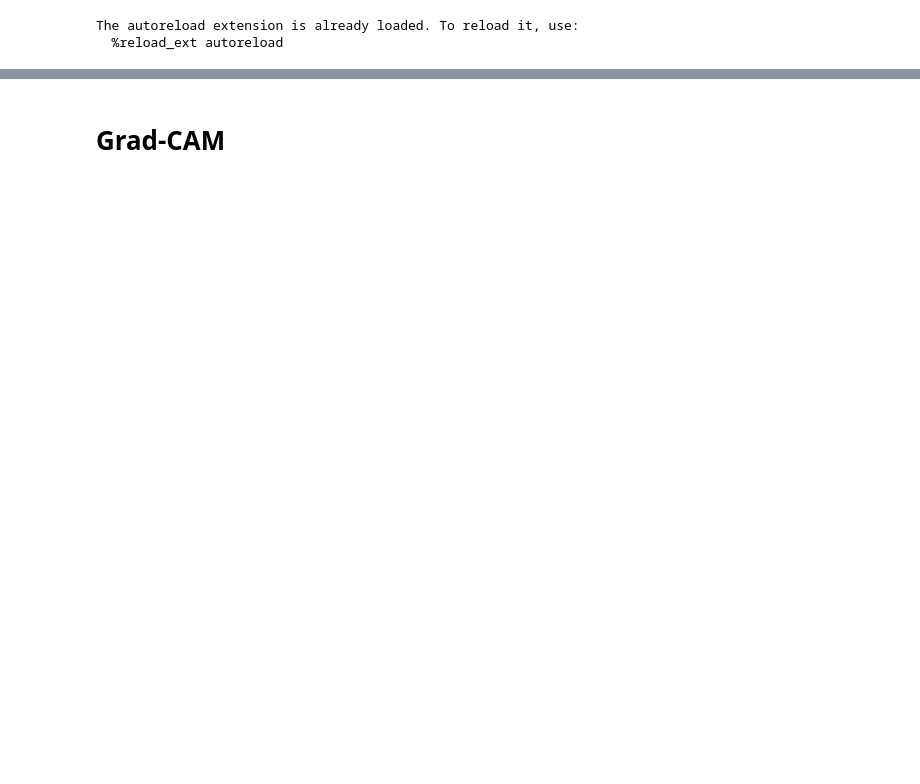
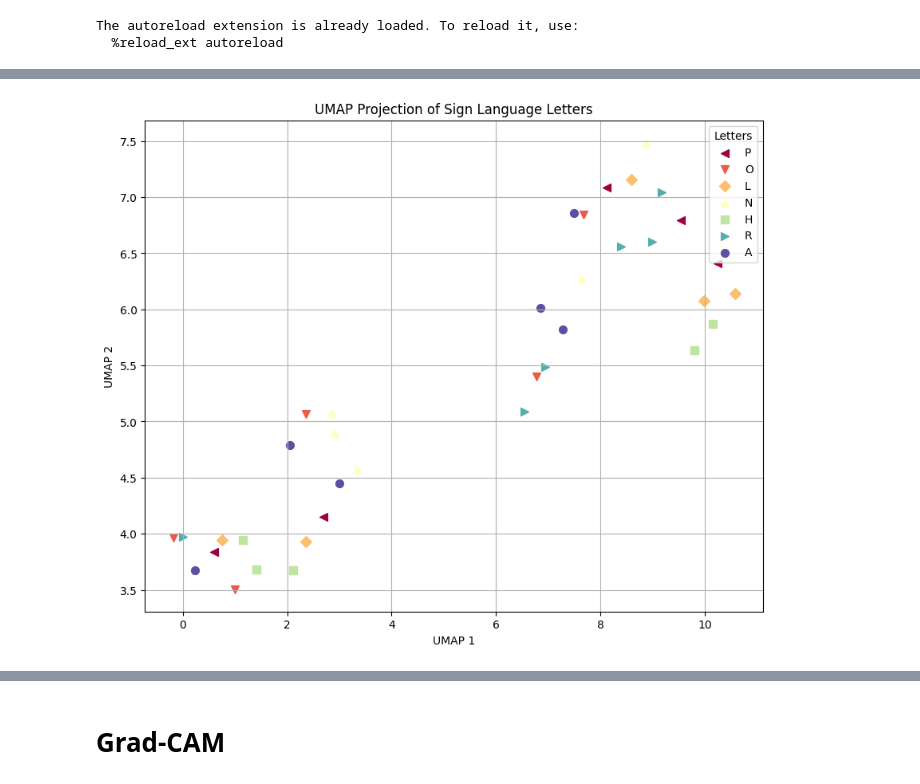
Before and after one commit to ADA-SITE-JML/gesture_face_features, a Jupyter notebook: code/feature_visualization.ipynb, the cells around one changed output, grey strips where cells are left out. Saved outputs shown, nothing was run; the diff lists cells and outputs as text; code cells hidden in the pictures; blank space fills up the shorter version.

```diff
--- a/code/feature_visualization.ipynb
+++ b/code/feature_visualization.ipynb
@@ -108,0 +183,8 @@ plt.show()
+# %%
+import pickle
+
+features_file = f'{model.name.lower()}_conv_features_participant_0.pkl'
+with open(features_file, 'wb') as f:
+    pickle.dump(fc_feats, f)
+
+print(f"Features saved to {features_file}")
@@ -108,0 +193,7 @@ plt.show()
+# %%
+features_file = 'inception_v3_conv_features_participant_0.pkl'
+with open(features_file, 'rb') as f:
+    fc_feats = pickle.load(f)
+
+print("Features loaded successfully.")
+print(f"Loaded features shape: {fc_feats.shape}")
@@ -108,0 +222,34 @@ plt.show()
+# %%
+import umap.umap_ as umap
+
+reducer = umap.UMAP(n_neighbors=5, min_dist=0.1, n_components=2, metric='euclidean', random_state=2)
+embedding = reducer.fit_transform(fc_feats)
+# %%
+import matplotlib.pyplot as plt
+
+# Assuming 'labels' contains the letters 'A', 'H', 'L', 'N', 'O', 'P', 'R'
+unique_labels = list(set(labels))  # Distinct letters
+label_to_color = {label: i for i, label in enumerate(unique_labels)}
+markers = {'A': 'o', 'H': 's', 'L': 'D', 'N': '^', 'O': 'v', 'P': '<', 'R': '>'}
+colors = plt.cm.Spectral(np.linspace(0, 1, len(unique_labels)))
+
+plt.figure(figsize=(10, 8))
+
+for letter in unique_labels:
+    indices = [i for i, l in enumerate(labels) if l == letter]
+
+    plt.scatter(embedding[indices, 0], embedding[indices, 1],
+                color=colors[label_to_color[letter]],
+                marker=markers[letter],
+                label=letter,
+                s=50)
+
+plt.title('UMAP Projection of Sign Language Letters')
+plt.xlabel('UMAP 1')
+plt.ylabel('UMAP 2')
+
+plt.legend(title='Letters', loc='best')
+plt.grid()
+plt.show()
+# %% [output]
+[figure, added]
```
Also changed, not shown: parts of 34 cells of this notebook, 2 other files.
